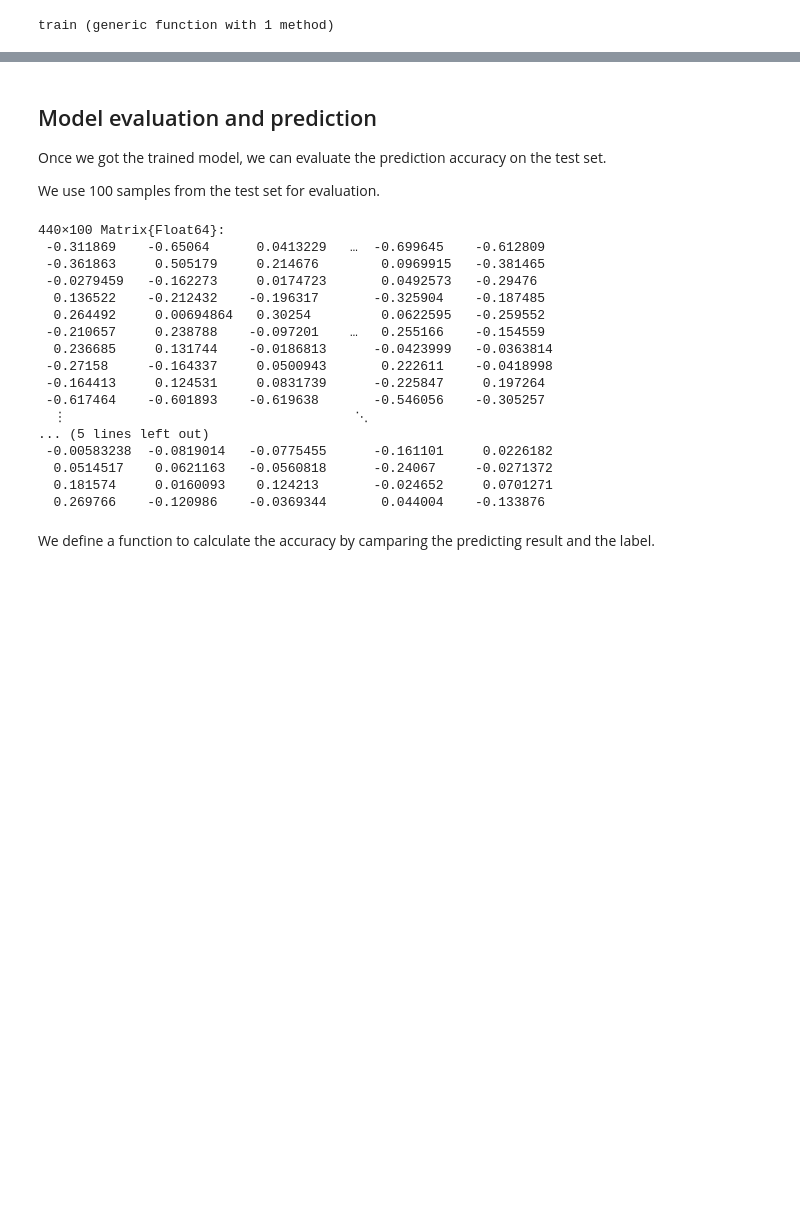
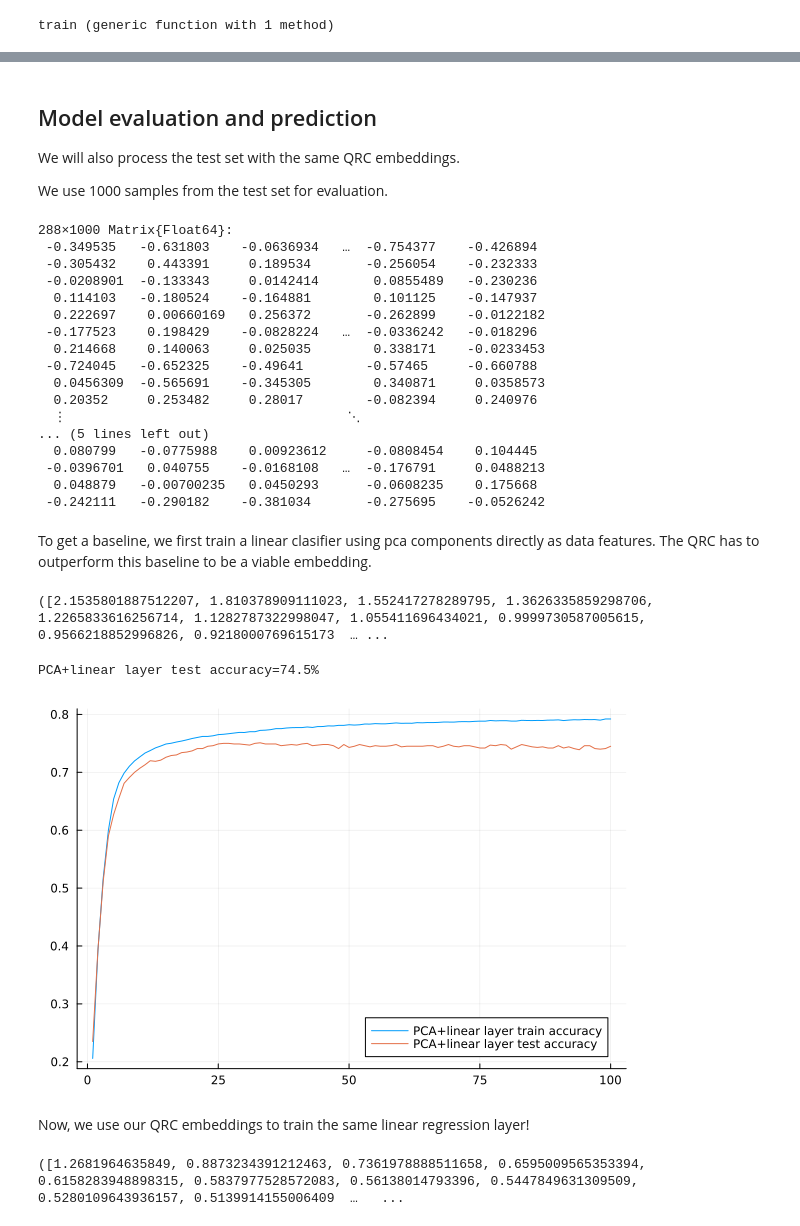
Before and after one commit to QuEraComputing/QRC-tutorials, a Jupyter notebook: QRC Demo MNIST.ipynb, the cells around one changed output, grey strips where cells are left out. Drawn from its saved outputs; the diff is of its cells as text; code cells hidden in the pictures; blank space fills up the shorter version.

```diff
--- a/QRC Demo MNIST.ipynb
+++ b/QRC Demo MNIST.ipynb
@@ -71,14 +71,14 @@ The images form the input into the quantum system. As we focus on numerical simu
 # %%
-# We first use PCA to downsample the data into 10-dimensional vectors
-dim_pca = 10
+# We first use PCA to downsample the data into 8-dimensional vectors
+dim_pca = 8
 
 # Use the `fit` function from the `MultivariateStats` package to generate the projection operator for PCA
 model_pca = fit(PCA, reshape(data_train.features, (784, 60000)); maxoutdim=dim_pca);
 
-# Use the `predict` function from `MultivariateStats` package to compute the first 10 principal components
+# Use the `predict` function from `MultivariateStats` package to compute the first 8 principal components
 x = predict(model_pca, reshape(data_train.features, (784, 60000)))
 
 # Let us see how it looks
-num_examples = 1000
+num_examples = 10000
 xs = x[:, 1:num_examples]
 # %% [output]
@@ -98,5 +96,5 @@ Here, we scale the range of principal components to a feasible range of local de
 # %%
-Δ_max = 6.0
+Δ_max = 6
 spectral = max(abs(maximum(xs)), abs(minimum(xs)))
 xs = xs/spectral * Δ_max # to make sure values to be between [-6.0, 6.0]
 # %% [output]
@@ -284,10 +305,10 @@ model_qrc, loss_qrc = train(embeddings, ys)
 # %% [markdown]
 ## Model evaluation and prediction
-Once we got the trained model, we can evaluate the prediction accuracy on the test set.
+We will also process the test set with the same QRC embeddings.
 
-We use 100 samples from the test set for evaluation.
+We use 1000 samples from the test set for evaluation.
 # %%
-num_test_examples = 100
+num_test_examples = 1000
 
 # using the same PCA model we fit to the test set
 test_features = predict(model_pca, reshape(data_test.features, (784, 10000)))[:, 1:num_test_examples]
@@ -295,26 +316,48 @@ test_features = predict(model_pca, reshape(data_test.features, (784, 10000)))[:,
 # same rescaling we applied on train input get reasonable detuning values
 test_features_qrc = test_features/spectral * Δ_max
 
-# quantum embeddings for 100 test samples
+# correct labels for the test samples
+test_targets = data_test.targets[1:num_test_examples]
+
+# quantum embeddings for the test samples
 test_embeddings = apply_layer(pre_layer, test_features_qrc)
 # %% [output]
-440×100 Matrix{Float64}:
- -0.311869    -0.65064      0.0413229   …  -0.699645    -0.612809
- -0.361863     0.505179     0.214676        0.0969915   -0.381465
- -0.0279459   -0.162273     0.0174723       0.0492573   -0.29476
-  0.136522    -0.212432    -0.196317       -0.325904    -0.187485
-  0.264492     0.00694864   0.30254         0.0622595   -0.259552
- -0.210657     0.238788    -0.097201    …   0.255166    -0.154559
-  0.236685     0.131744    -0.0186813      -0.0423999   -0.0363814
- -0.27158     -0.164337     0.0500943       0.222611    -0.0418998
- -0.164413     0.124531     0.0831739      -0.225847     0.197264
- -0.617464    -0.601893    -0.619638       -0.546056    -0.305257
-  ⋮                                     ⋱
+288×1000 Matrix{Float64}:
+ -0.349535   -0.631803    -0.0636934   …  -0.754377    -0.426894
+ -0.305432    0.443391     0.189534       -0.256054    -0.232333
+ -0.0208901  -0.133343     0.0142414       0.0855489   -0.230236
+  0.114103   -0.180524    -0.164881        0.101125    -0.147937
+  0.222697    0.00660169   0.256372       -0.262899    -0.0122182
+ -0.177523    0.198429    -0.0828224   …  -0.0336242   -0.018296
+  0.214668    0.140063     0.025035        0.338171    -0.0233453
+ -0.724045   -0.652325    -0.49641        -0.57465     -0.660788
+  0.0456309  -0.565691    -0.345305        0.340871     0.0358573
+  0.20352     0.253482     0.28017        -0.082394     0.240976
+  ⋮                                    ⋱
 ... (5 lines left out)
- -0.00583238  -0.0819014   -0.0775455      -0.161101     0.0226182
-  0.0514517    0.0621163   -0.0560818      -0.24067     -0.0271372
-  0.181574     0.0160093    0.124213       -0.024652     0.0701271
-  0.269766    -0.120986    -0.0369344       0.044004    -0.133876
+  0.080799   -0.0775988    0.00923612     -0.0808454    0.104445
+ -0.0396701   0.040755    -0.0168108   …  -0.176791     0.0488213
+  0.048879   -0.00700235   0.0450293      -0.0608235    0.175668
+ -0.242111   -0.290182    -0.381034       -0.275695    -0.0526242
-# %% [markdown]
-We define a function to calculate the accuracy by camparing the predicting result and the label.
+# %% [markdown]
+To get a baseline, we first train a linear clasifier using pca components directly as data features. The QRC has to outperform this baseline to be a viable embedding.
+# %%
+loss_lin, accs_train_lin, accs_test_lin= train(xs, ys, test_features, test_targets;
+ regularization= 0.0005, nepochs= 100, batchsize= 1000, opt = Flux.Adam(0.01), verbose=false, nonlinear=false)
+# %% [output]
+([2.1535801887512207, 1.810378909111023, 1.552417278289795, 1.3626335859298706, 1.2265833616256714, 1.1282787322998047, 1.055411696434021, 0.9999730587005615, 0.9566218852996826, 0.9218000769615173  … ...
+# %%
+println("PCA+linear layer test accuracy=", accs_test_lin[end]*100, "%")
+plot(accs_train_lin, label="PCA+linear layer train accuracy")
+plot!(accs_test_lin, label="PCA+linear layer test accuracy")
+# %% [output]
+PCA+linear layer test accuracy=74.5%
+[figure, added]
+# %% [markdown]
+Now, we use our QRC embeddings to train the same linear regression layer!
+# %%
+loss_qrc, accs_train_qrc, accs_test_qrc= train(embeddings, ys, test_embeddings, test_targets;
+regularization= 0.00005, nepochs= 100, batchsize= 1000, opt = Flux.Adam(0.01), verbose=false, nonlinear=false)
+# %% [output]
+([1.2681964635849, 0.8873234391212463, 0.7361978888511658, 0.6595009565353394, 0.6158283948898315, 0.5837977528572083, 0.56138014793396, 0.5447849631309509, 0.5280109643936157, 0.5139914155006409  …   ...
 # %%
```
Also changed, not shown: parts of 46 cells of this notebook.
